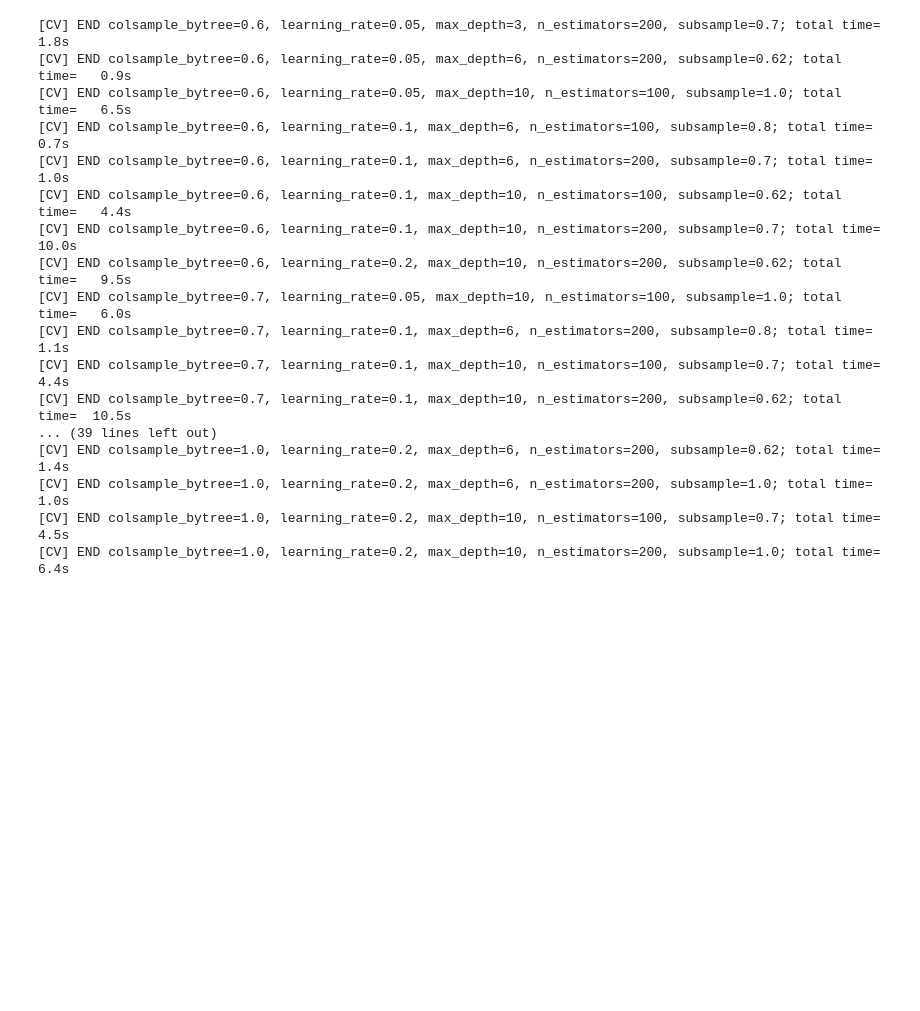
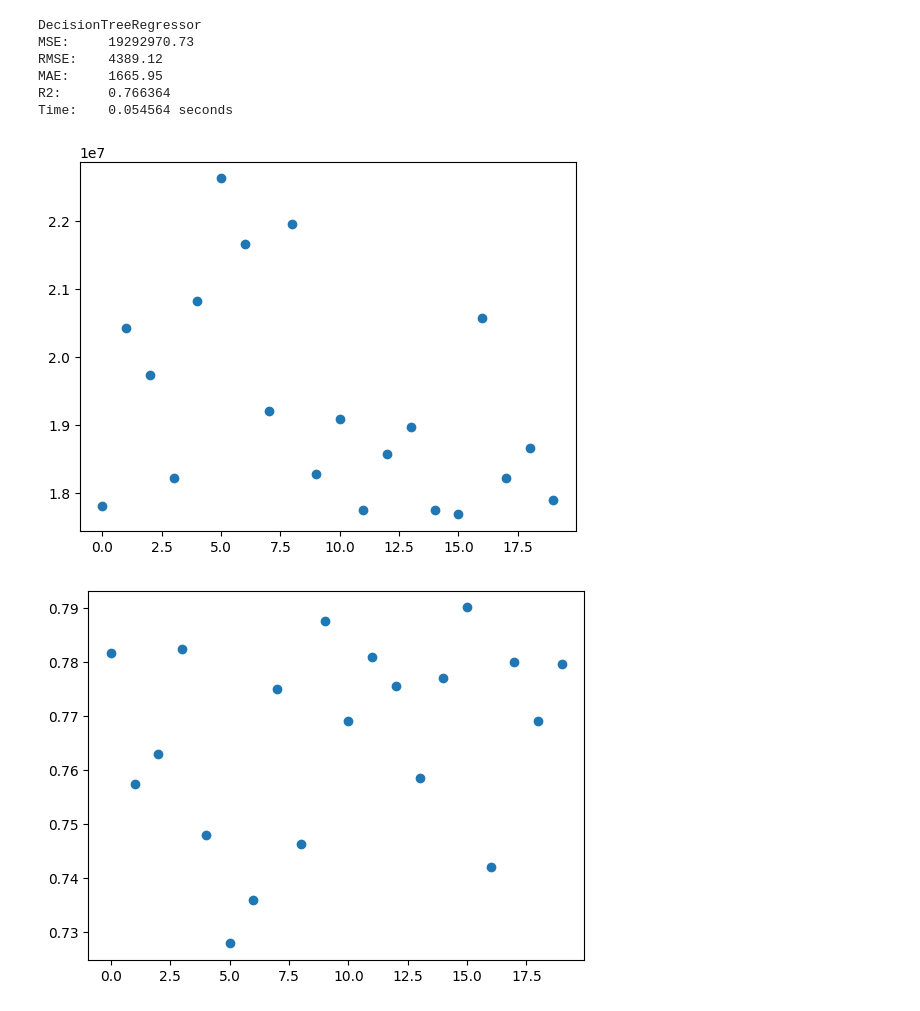
Before and after one commit to MohammadMazrouei/Credit_Prediction, a Jupyter notebook: credit_prediction.ipynb, the cells around one changed output. Drawn from its saved outputs; the diff is of its cells as text; code cells hidden in the pictures; blank space fills up the shorter version.

```diff
--- a/credit_prediction.ipynb
+++ b/credit_prediction.ipynb
@@ -104,29 +103,43 @@ preprocess(42)
 # %%
 def run(model, rep=1):
-    time = mse = mae = r2 = 0
+    mse_table = []
+    rmse_table = []
+    mae_table = []
+    r2_table = []
+    time = 0
 
     for _ in range(rep):
+        X_train, X_test, y_train, y_test = preprocess()
+
         start = timeit.default_timer()
         model.fit(X_train, y_train)
         end = timeit.default_timer()
 
         y_pred = model.predict(X_test)
 
-        mae += mean_absolute_error(y_test, y_pred)
-        mse += mean_squared_error(y_test, y_pred)
-        r2 += r2_score(y_test, y_pred)
+        mse_table.append(mean_squared_error(y_test, y_pred))
+        rmse_table.append(mean_squared_error(y_test, y_pred, squared=False))
+        mae_table.append(mean_absolute_error(y_test, y_pred))
+        r2_table.append(r2_score(y_test, y_pred))
+
         time += end - start
 
+    mse = sum(mse_table) / rep
+    rmse = sum(rmse_table) / rep
+    mae = sum(mae_table) / rep
+    r2 = sum(r2_table) / rep
     time /= rep
-    mse /= rep
-    mae /= rep
-    r2 /= rep
 
-    print(f'Time: {round(time, 6)} seconds')
-    print('MAE: ', round(mae, 6))
-    print('MSE: ', round(mse, 6))
-    print('R2:  ',round(r2, 6))
-    print('--------------------')
+    print(f'MSE:\t {round(mse, 2)}')
+    print(f'RMSE:\t {round(rmse, 2)}')
+    print(f'MAE:\t {round(mae, 2)}')
+    print(f'R2:\t {round(r2, 6)}')
+    print(f'Time:\t {round(time, 6)} seconds')
+    if (rep > 1):
+        plt.scatter(range(len(mse_table)), mse_table)
+        plt.show()
+        plt.scatter(range(len(r2_table)), r2_table)
+        plt.show()
 # %%
 model = DecisionTreeRegressor(random_state=10)
 run(model)
@@ -173,23 +186,12 @@ models = [
 # %%
-for model in models:
-    break
-    preprocess(None)
-    run(model, 20)
+print('DecisionTreeRegressor')
+run(models[0], 20)
 # %% [output]
-[CV] END colsample_bytree=0.6, learning_rate=0.05, max_depth=3, n_estimators=200, subsample=0.7; total time=   1.8s
-[CV] END colsample_bytree=0.6, learning_rate=0.05, max_depth=6, n_estimators=200, subsample=0.62; total time=   0.9s
-[CV] END colsample_bytree=0.6, learning_rate=0.05, max_depth=10, n_estimators=100, subsample=1.0; total time=   6.5s
-[CV] END colsample_bytree=0.6, learning_rate=0.1, max_depth=6, n_estimators=100, subsample=0.8; total time=   0.7s
-[CV] END colsample_bytree=0.6, learning_rate=0.1, max_depth=6, n_estimators=200, subsample=0.7; total time=   1.0s
-[CV] END colsample_bytree=0.6, learning_rate=0.1, max_depth=10, n_estimators=100, subsample=0.62; total time=   4.4s
-[CV] END colsample_bytree=0.6, learning_rate=0.1, max_depth=10, n_estimators=200, subsample=0.7; total time=  10.0s
-[CV] END colsample_bytree=0.6, learning_rate=0.2, max_depth=10, n_estimators=200, subsample=0.62; total time=   9.5s
-[CV] END colsample_bytree=0.7, learning_rate=0.05, max_depth=10, n_estimators=100, subsample=1.0; total time=   6.0s
-[CV] END colsample_bytree=0.7, learning_rate=0.1, max_depth=6, n_estimators=200, subsample=0.8; total time=   1.1s
-[CV] END colsample_bytree=0.7, learning_rate=0.1, max_depth=10, n_estimators=100, subsample=0.7; total time=   4.4s
-[CV] END colsample_bytree=0.7, learning_rate=0.1, max_depth=10, n_estimators=200, subsample=0.62; total time=  10.5s
-... (39 lines left out)
-[CV] END colsample_bytree=1.0, learning_rate=0.2, max_depth=6, n_estimators=200, subsample=0.62; total time=   1.4s
-[CV] END colsample_bytree=1.0, learning_rate=0.2, max_depth=6, n_estimators=200, subsample=1.0; total time=   1.0s
-[CV] END colsample_bytree=1.0, learning_rate=0.2, max_depth=10, n_estimators=100, subsample=0.7; total time=   4.5s
-[CV] END colsample_bytree=1.0, learning_rate=0.2, max_depth=10, n_estimators=200, subsample=1.0; total time=   6.4s
+DecisionTreeRegressor
+MSE:     19292970.73
+RMSE:    4389.12
+MAE:     1665.95
+R2:      0.766364
+Time:    0.054564 seconds
+[figure, added]
+[figure, added]
```
Also changed, not shown: parts of 12 cells of this notebook.
